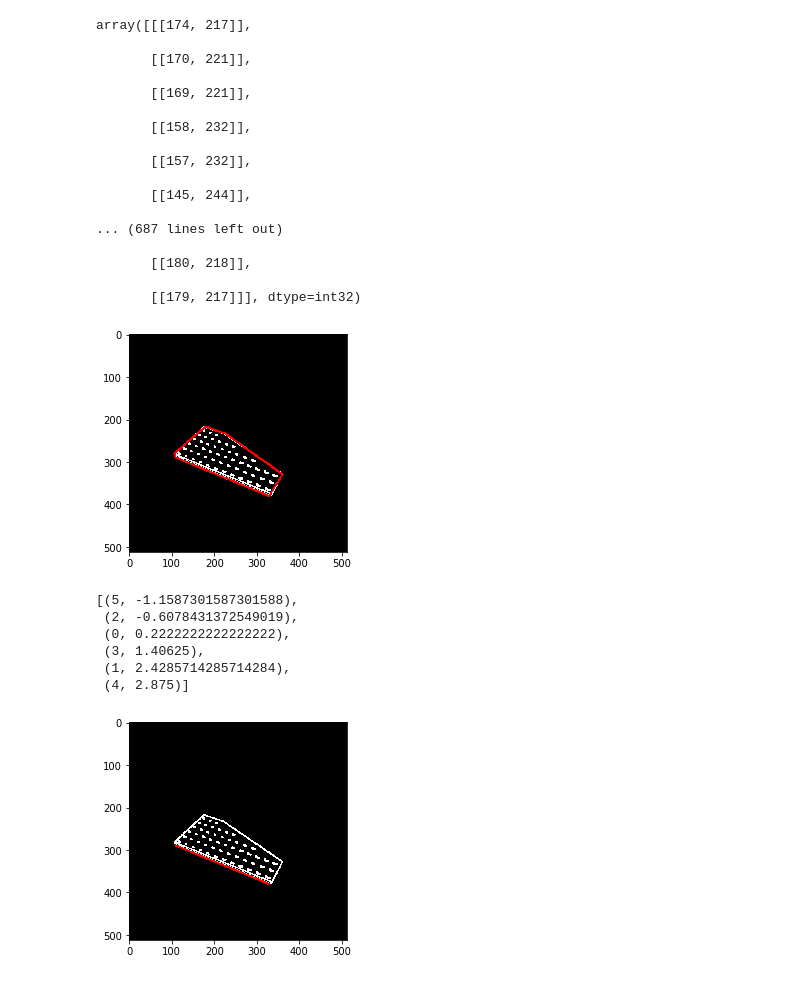
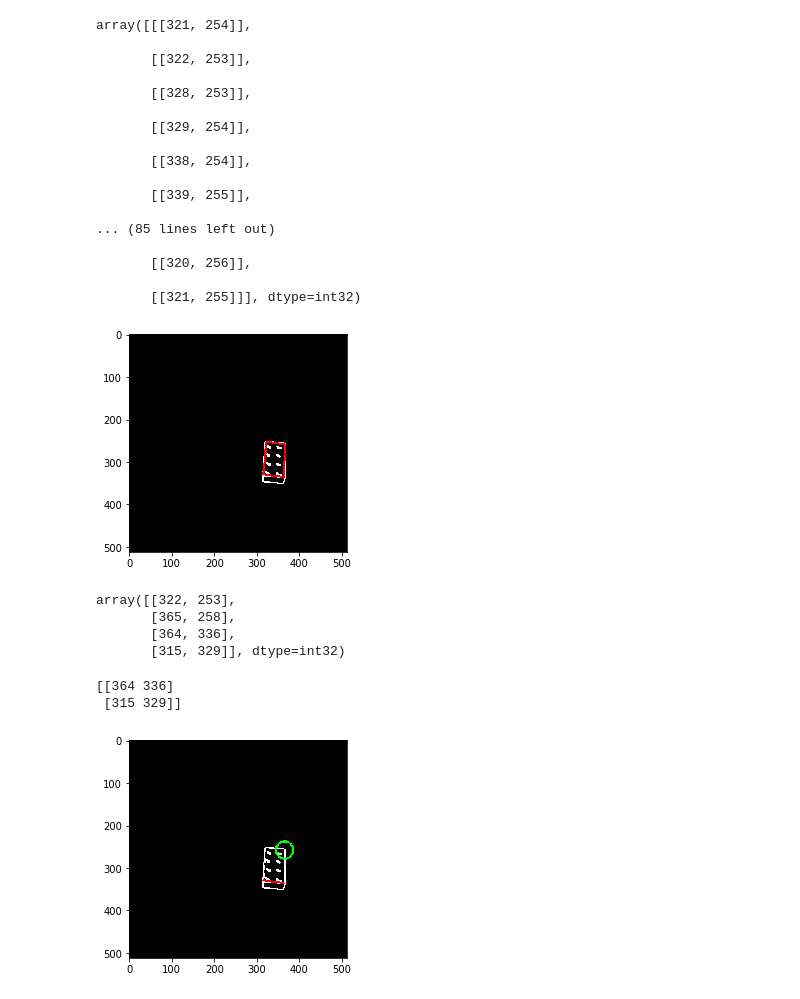
Before and after one commit to WHSnyder/Brickthrough, a Jupyter notebook: posenotebook.ipynb, the cells around one changed output. Drawn from its saved outputs; the diff is of its cells as text; code cells hidden in the pictures.

```diff
--- a/posenotebook.ipynb
+++ b/posenotebook.ipynb
@@ -4,12 +4,19 @@ import cv2
 from matplotlib import pyplot as plt
 import sys
 import math
+import json
+import re
 
 %matplotlib inline
 
 
+expr = re.compile("([-]?[0-9]*\.[0-9]{4})")
+
+
+datadir = "/Users/will/projects/legoproj/data_oneofeach/brick_oneofeach/"
 img0 = cv2.imread('wing2.png',0)
-img = cv2.imread('/Users/will/projects/legoproj/data_oneofeach/studs_oneofeach/2_studs_a.png')
+img = cv2.imread(datadir + '2_brick_a.png')
+
 
 gray = cv2.cvtColor(img,cv2.COLOR_BGR2GRAY)
 gray = cv2.bilateralFilter(gray, 11, 17, 17)
@@ -29,6 +36,7 @@ edged = cv2.dilate(edged, kernel, iterations=2)
 
 
 cv2.imshow('Dilated', edged)
+
 '''
 if cv2.waitKey(0) & 0xff == 27:
    cv2.destroyAllWindows()
@@ -77,25 +79,25 @@ Found contour of length: 663.5361386537552
 # %%
-t = contours[-1]
+t = contours[-2]
 # %%
 t
 # %% [output]
-array([[[174, 217]],
+array([[[321, 254]],
 
-       [[170, 221]],
+       [[322, 253]],
 
-       [[169, 221]],
+       [[328, 253]],
 
-       [[158, 232]],
+       [[329, 254]],
 
-       [[157, 232]],
+       [[338, 254]],
 
-       [[145, 244]],
+       [[339, 255]],
 
-... (687 lines left out)
+... (85 lines left out)
 
-       [[180, 218]],
+       [[320, 256]],
 
-       [[179, 217]]], dtype=int32)
+       [[321, 255]]], dtype=int32)
 # %%
 approx = cv2.approxPolyDP(t,0.01*cv2.arcLength(t,True),True)
 # %%
@@ -151,18 +158,16 @@ cv2.drawContours(img2, [approx], 0, (255, 0, 0), 3)
 plt.imshow(img2)
 plt.show()
 # %% [output]
-[figure, old version]
+[figure, new version]
 # %%
 approx = np.reshape(approx, (-1,2))
 approx.shape
 
 slopes = get_slopes(approx)
 #slopes = get_parallel_pair(slopes)
-slopes
+approx
 # %% [output]
-[(5, -1.1587301587301588),
- (2, -0.6078431372549019),
- (0, 0.2222222222222222),
- (3, 1.40625),
- (1, 2.4285714285714284),
- (4, 2.875)]
+array([[322, 253],
+       [365, 258],
+       [364, 336],
+       [315, 329]], dtype=int32)
@@ -171,10 +174,16 @@ pair = get_pair(5, slopes)
 # %%
-line = get_pair(1,approx)
+line = get_pair(2,approx)
+print(line)
+# %% [output]
+[[364 336]
+ [315 329]]
 # %%
 img2 = cv2.cvtColor(edged,cv2.COLOR_GRAY2RGB)
 cv2.drawContours(img2, [line], 0, (255, 0, 0), 3)
 
+cv2.circle(img2, (365, 258), 20, (0, 255, 0), 3)
+
 plt.imshow(img2)
 plt.show()
 # %% [output]
-[figure, old version]
+[figure, new version]
```
Also changed, not shown: parts of 12 cells of this notebook, 3 other files.
